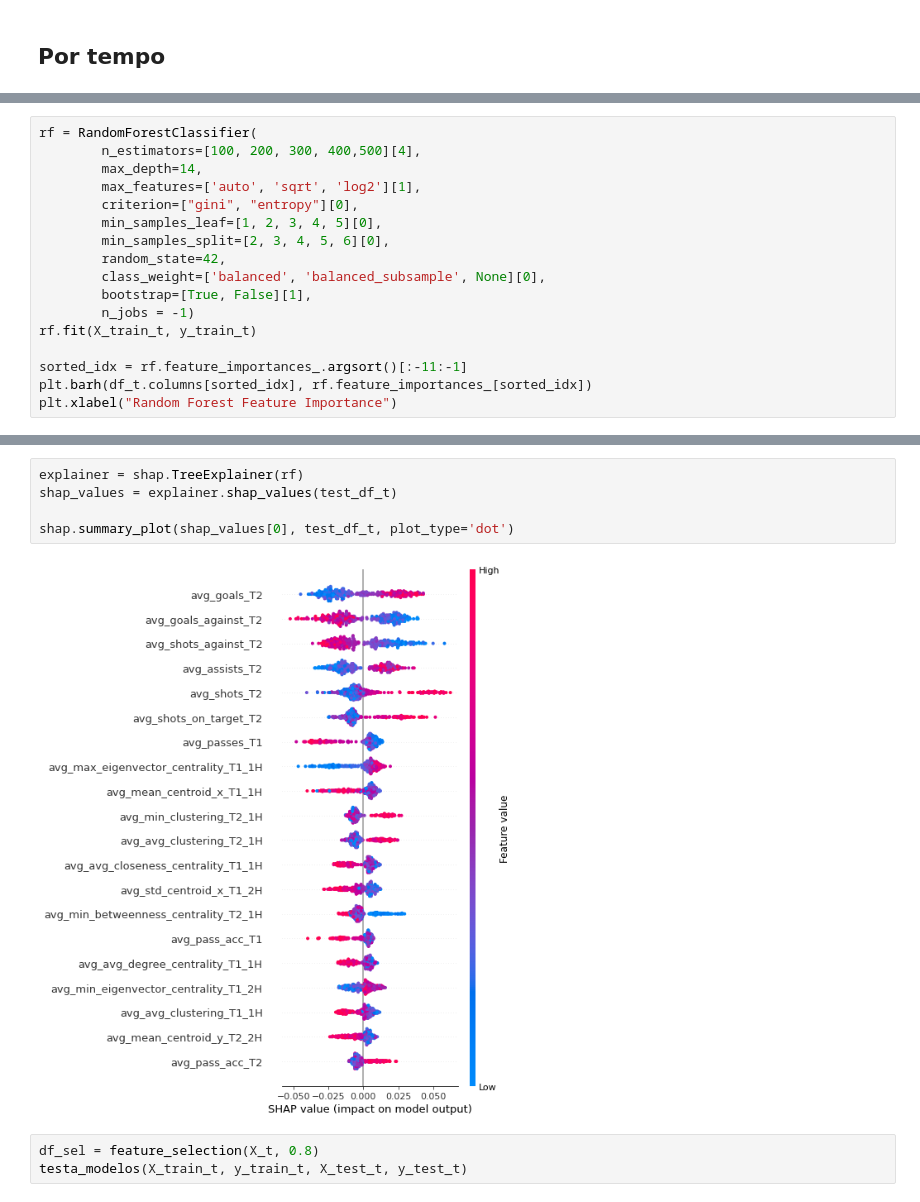
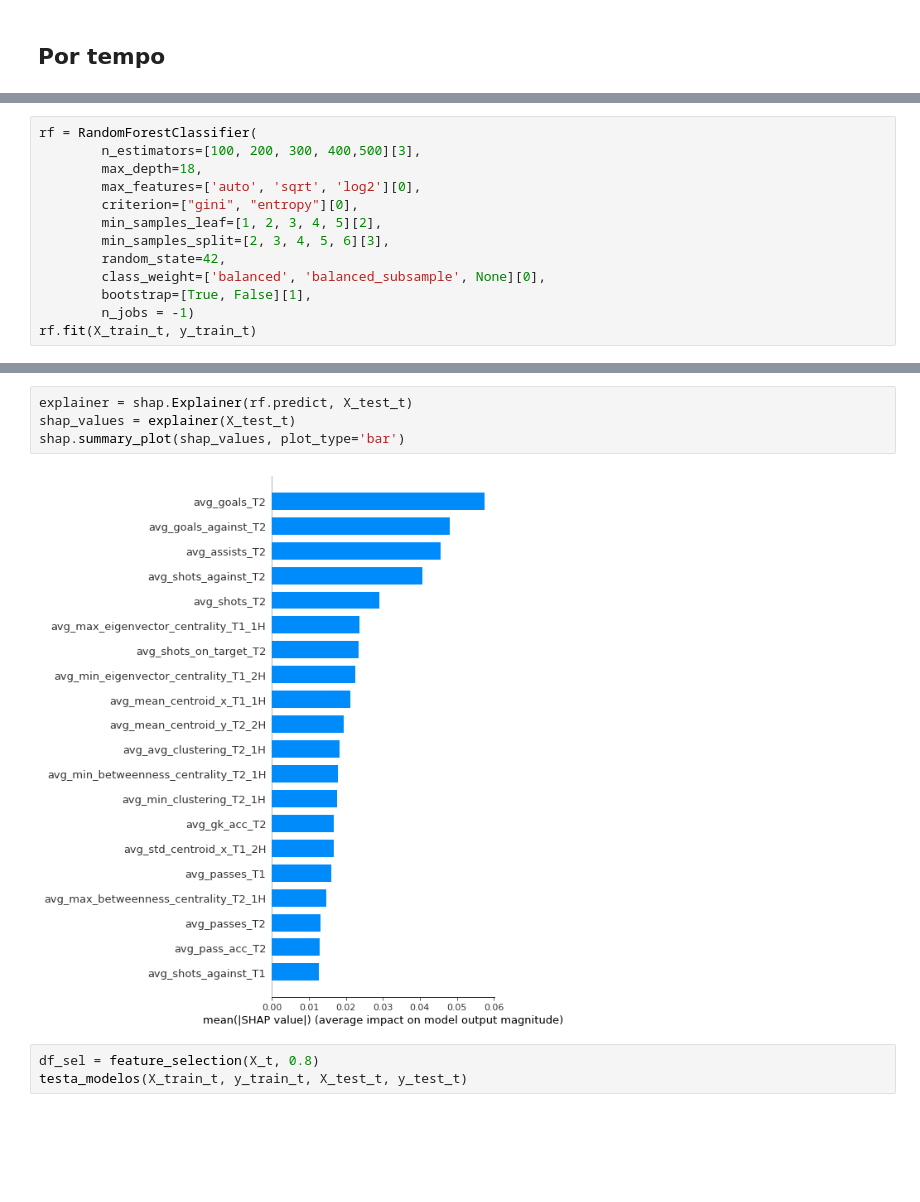
Before and after one commit to eduardobaratela/passing_network, a Jupyter notebook: modeling_nets+stats.ipynb, the cells around one changed output, grey strips where cells are left out. Saved outputs shown, nothing was run; the diff lists cells and outputs as text; blank space fills up the shorter version.

```diff
--- a/modeling_nets+stats.ipynb
+++ b/modeling_nets+stats.ipynb
@@ -533,18 +510,14 @@ accuracy: 64.14% | precision: 72.40% | recall: 66.51% | f1: 69.33%
 # %%
 rf = RandomForestClassifier(
-        n_estimators=[100, 200, 300, 400,500][4],
-        max_depth=14,
-        max_features=['auto', 'sqrt', 'log2'][1],
+        n_estimators=[100, 200, 300, 400,500][3],
+        max_depth=18,
+        max_features=['auto', 'sqrt', 'log2'][0],
         criterion=["gini", "entropy"][0],
-        min_samples_leaf=[1, 2, 3, 4, 5][0],
-        min_samples_split=[2, 3, 4, 5, 6][0],
+        min_samples_leaf=[1, 2, 3, 4, 5][2],
+        min_samples_split=[2, 3, 4, 5, 6][3],
         random_state=42,
         class_weight=['balanced', 'balanced_subsample', None][0],
         bootstrap=[True, False][1],
         n_jobs = -1)
 rf.fit(X_train_t, y_train_t)
-
-sorted_idx = rf.feature_importances_.argsort()[:-11:-1]
-plt.barh(df_t.columns[sorted_idx], rf.feature_importances_[sorted_idx])
-plt.xlabel("Random Forest Feature Importance")
 # %% [output]
@@ -553,10 +585,9 @@ Text(0.5, 0, 'Random Forest Feature Importance')
 # %%
-explainer = shap.TreeExplainer(rf)
-shap_values = explainer.shap_values(test_df_t)
-
-shap.summary_plot(shap_values[0], test_df_t, plot_type='dot')
+explainer = shap.Explainer(rf.predict, X_test_t)
+shap_values = explainer(X_test_t)
+shap.summary_plot(shap_values, plot_type='bar')
 # %% [output]
-[figure, old version]
+[figure, new version]
 # %%
 df_sel = feature_selection(X_t, 0.8)
 testa_modelos(X_train_t, y_train_t, X_test_t, y_test_t)
```
Also changed, not shown: parts of 17 cells of this notebook, 28 other files.
